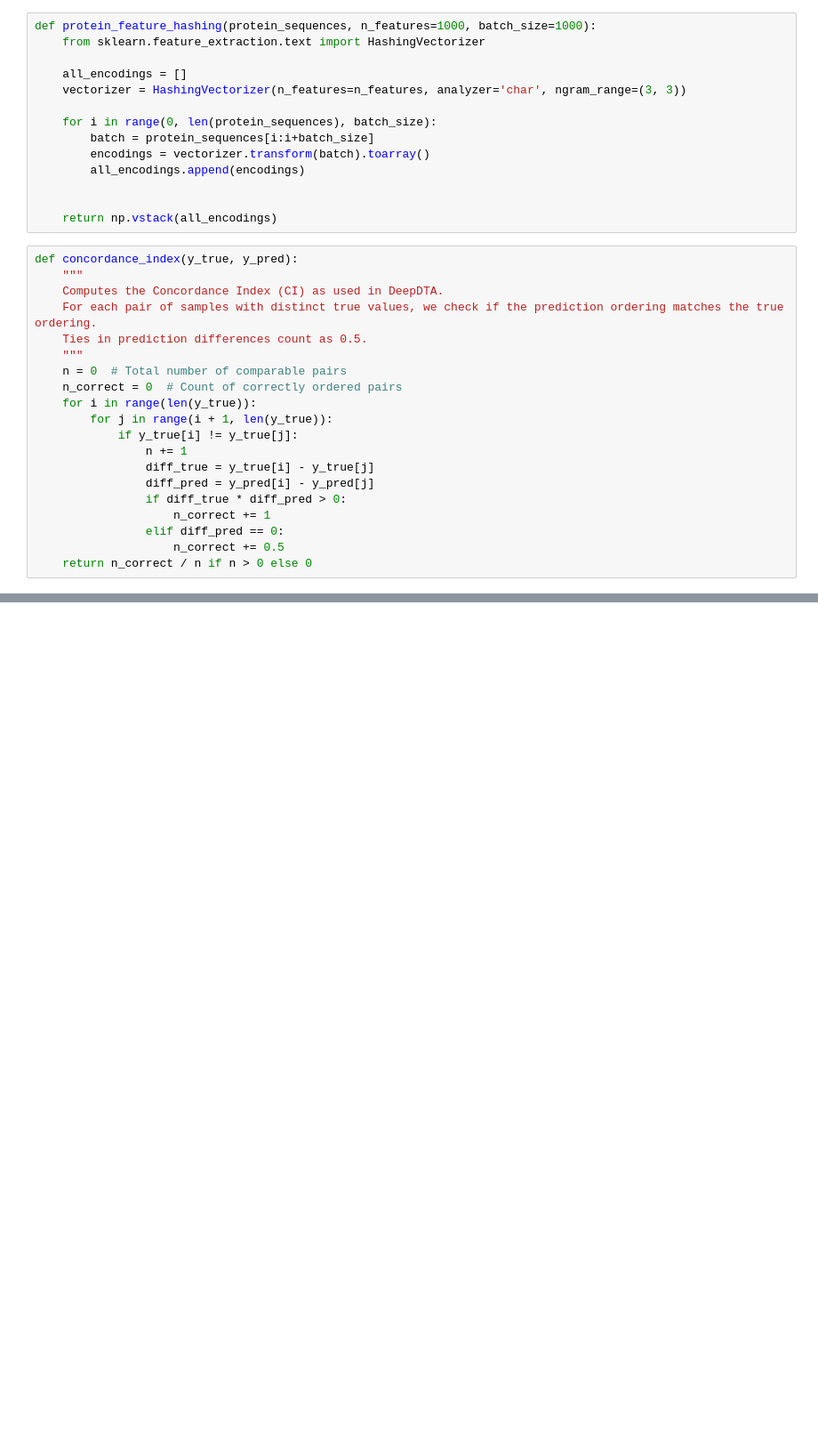
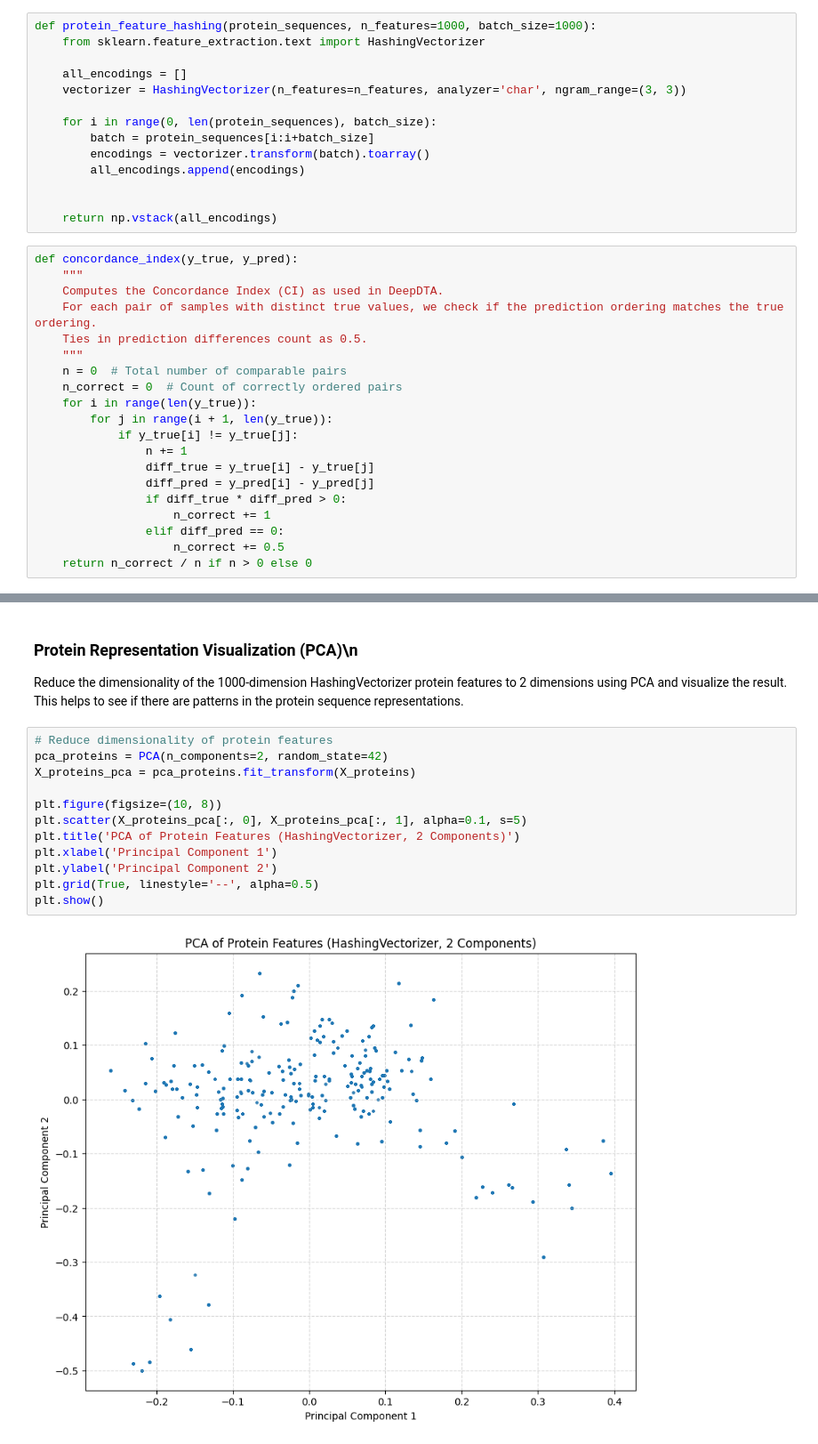
Before and after one commit to m9framar/KIBA-BME2025, a Jupyter notebook: KIBA.ipynb, the cells around one changed output, grey strips where cells are left out. Shown: that part at 89% size. Drawn from its saved outputs; the diff is of its cells as text; blank space fills up the shorter version.

```diff
--- a/KIBA.ipynb
+++ b/KIBA.ipynb
@@ -185,0 +211,17 @@ plot_top_features(model)
+# %% [markdown]
+### Protein Representation Visualization (PCA)\n
+Reduce the dimensionality of the 1000-dimension HashingVectorizer protein features to 2 dimensions using PCA and visualize the result. This helps to see if there are patterns in the protein sequence representations.
+# %%
+# Reduce dimensionality of protein features
+pca_proteins = PCA(n_components=2, random_state=42)
+X_proteins_pca = pca_proteins.fit_transform(X_proteins)
+
+plt.figure(figsize=(10, 8))
+plt.scatter(X_proteins_pca[:, 0], X_proteins_pca[:, 1], alpha=0.1, s=5)
+plt.title('PCA of Protein Features (HashingVectorizer, 2 Components)')
+plt.xlabel('Principal Component 1')
+plt.ylabel('Principal Component 2')
+plt.grid(True, linestyle='--', alpha=0.5)
+plt.show()
+# %% [output]
+[figure, added]
```
Also changed, not shown: parts of 17 cells of this notebook.
